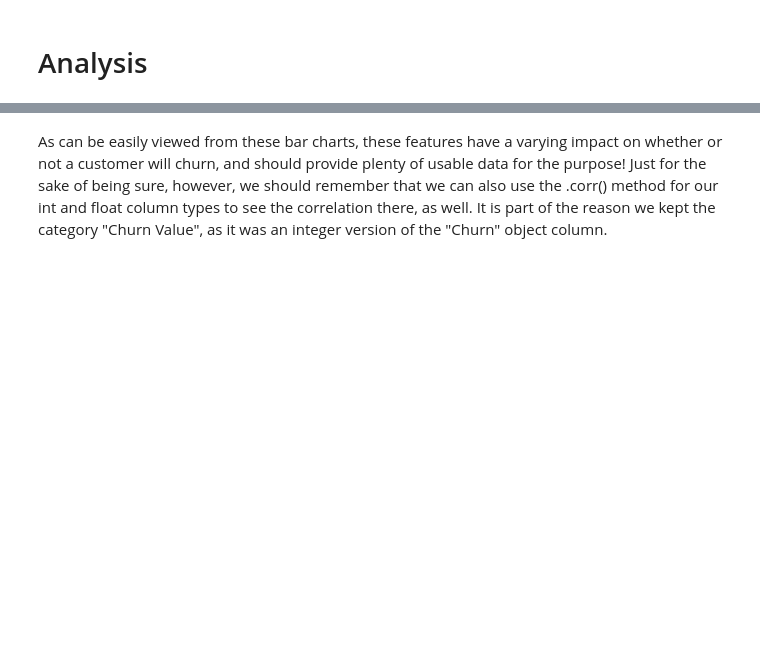
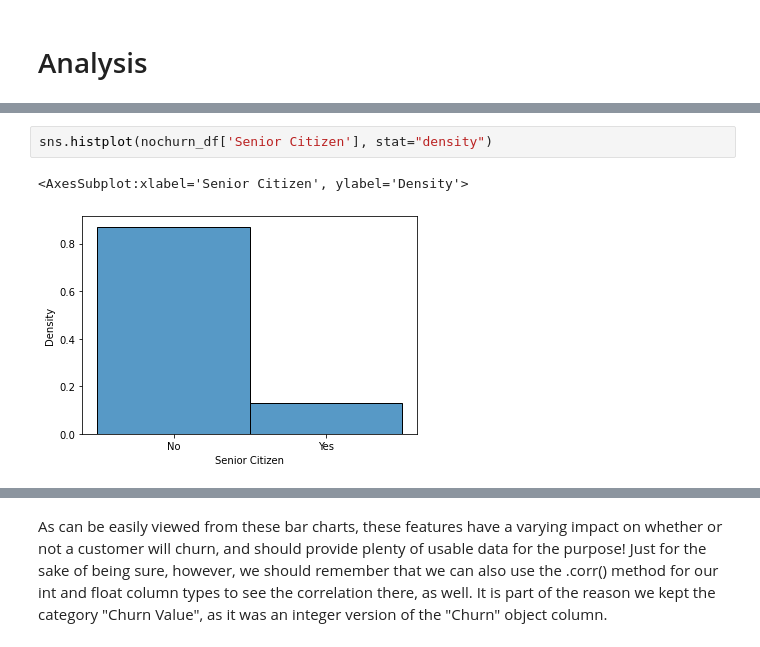
Before and after one commit to falloutb1tch/ChurnBackTime, a Jupyter notebook: Final.ipynb, the cells around one changed output, grey strips where cells are left out. Cells and saved outputs as stored; diff of their text form; blank space fills up the shorter version.

```diff
--- a/Final.ipynb
+++ b/Final.ipynb
@@ -444,3 +464,8 @@ Now it is time to establish correlation between our features (those 35 mentioned
+# %%
+sns.histplot(nochurn_df['Senior Citizen'], stat="density")
+# %% [output]
+<AxesSubplot:xlabel='Senior Citizen', ylabel='Density'>
+[figure, added]
 # %%
 def plot_histograms(dataframe, target_column):
     for column in dataframe.columns:
```
Also changed, not shown: parts of 34 cells of this notebook.
